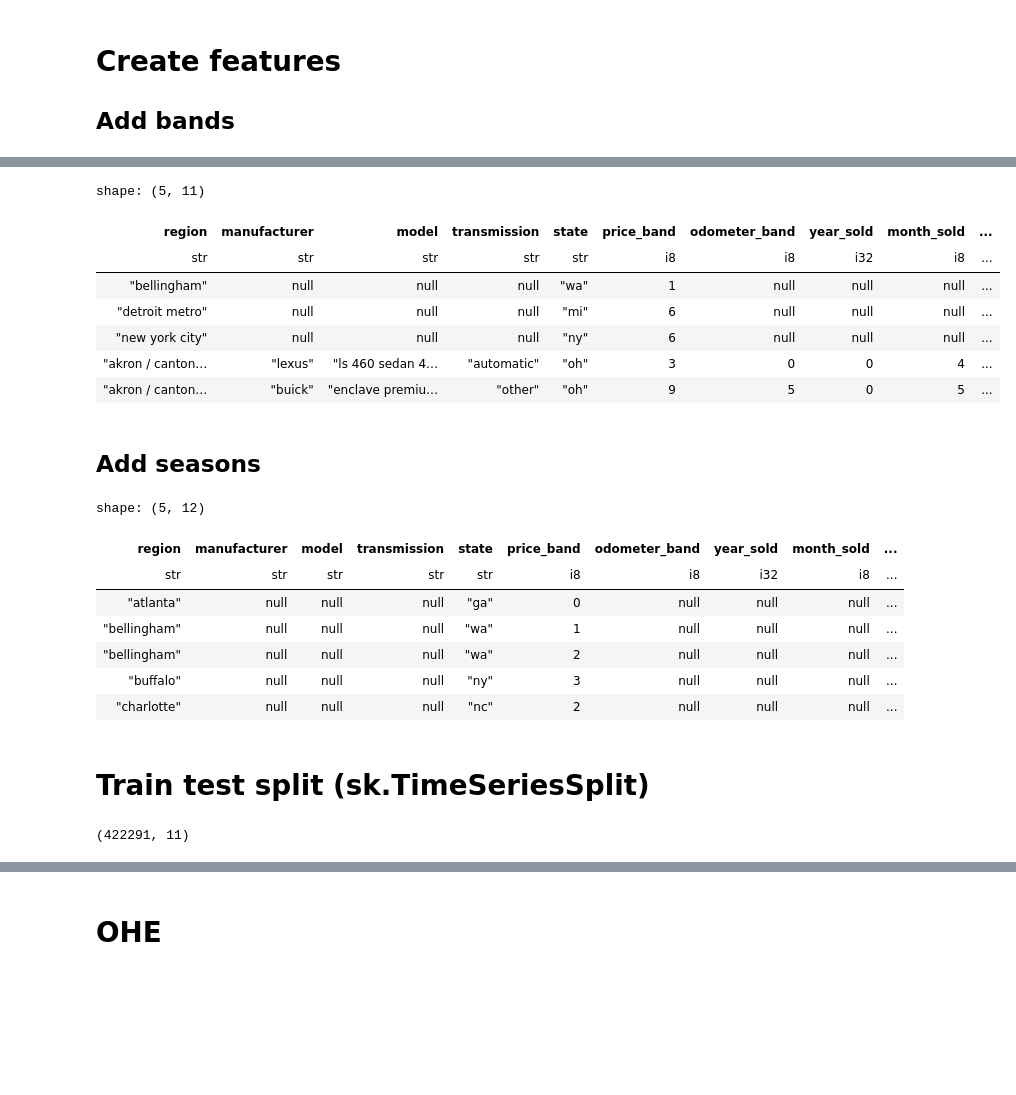
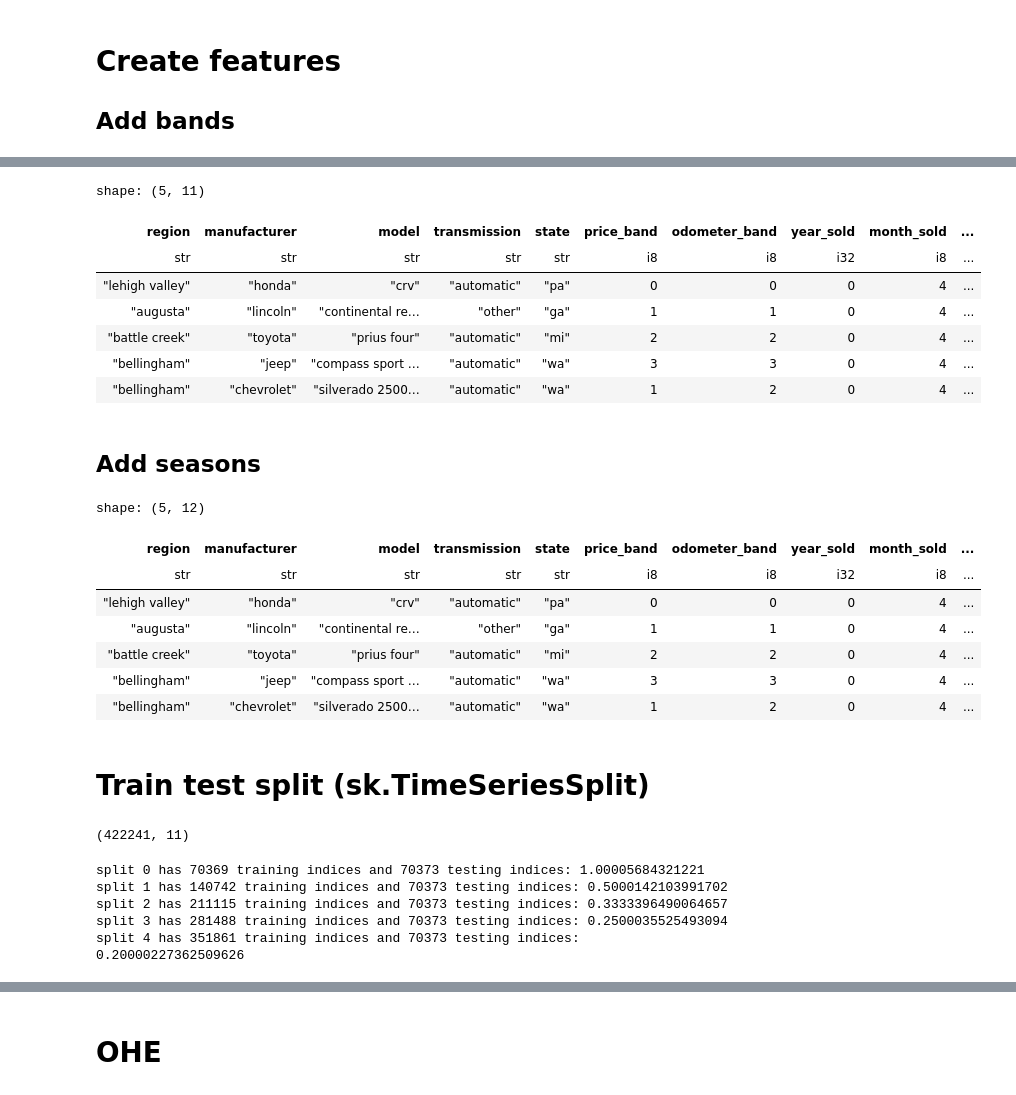
Before and after one commit to john-mwangi/craigslist_vehicle_sales, a Jupyter notebook: craigslist_car_sales.ipynb, the cells around one changed output, grey strips where cells are left out. Drawn from its saved outputs; the diff is of its cells as text; code cells hidden in the pictures; blank space fills up the shorter version.

```diff
--- a/craigslist_car_sales.ipynb
+++ b/craigslist_car_sales.ipynb
@@ -81,7 +81,9 @@ def convert_data(data: pl.LazyFrame, date_columns: list = date_cols, numeric_col
     for n in numeric_columns:
         data = data.with_columns(pl.col(n).cast(pl.Float32()))
 
-    return data.sort(by="posting_date", descending=False)
+    data = data.sort(by="removal_date", descending=False)
+    data = data.drop_nulls(subset="removal_date")
+    return data
 
 craigslist_vehicles = convert_data(craigslist_vehicles)
 craigslist_vehicles.head().collect()
@@ -286,30 +285,30 @@ shape: (5, 9)
 # %%
 group_by_cols = craigslist_vehicles_banded.columns + ["year_sold", "month_sold", "day_sold"]
 group_by_cols = [c for c in group_by_cols if not c.endswith("date")]
 
 def create_time_features(data: pl.LazyFrame, group_by: list = group_by_cols):
     res = (data
         .with_columns(
             pl.col("removal_date").dt.year().alias("cal_year"),
             pl.col("removal_date").dt.month().alias("month_sold"),
             pl.col("removal_date").dt.day().alias("day_sold")
         )
         .with_columns((pl.col("cal_year").max() - pl.col("cal_year")).alias("year_sold"))
-        .group_by(pl.col(group_by))
+        .group_by(pl.col(group_by), maintain_order=True)
         .len()
         .rename({"len": "count"})
     )
 
     return res
 
 model_data = create_time_features(craigslist_vehicles_banded)
 model_data.head().collect()
 # %% [output]
 shape: (5, 11)
 | region | manufacturer | model | transmission | state | price_band | odometer_band | year_sold | month_sold | ... |
 | str | str | str | str | str | i8 | i8 | i32 | i8 | ... |
-| "bellingham" | null | null | null | "wa" | 1 | null | null | null | ... |
-| "detroit metro" | null | null | null | "mi" | 6 | null | null | null | ... |
-| "new york city" | null | null | null | "ny" | 6 | null | null | null | ... |
-| "akron / canton… | "lexus" | "ls 460 sedan 4… | "automatic" | "oh" | 3 | 0 | 0 | 4 | ... |
-| "akron / canton… | "buick" | "enclave premiu… | "other" | "oh" | 9 | 5 | 0 | 5 | ... |
+| "lehigh valley" | "honda" | "crv" | "automatic" | "pa" | 0 | 0 | 0 | 4 | ... |
+| "augusta" | "lincoln" | "continental re… | "other" | "ga" | 1 | 1 | 0 | 4 | ... |
+| "battle creek" | "toyota" | "prius four" | "automatic" | "mi" | 2 | 2 | 0 | 4 | ... |
+| "bellingham" | "jeep" | "compass sport … | "automatic" | "wa" | 3 | 3 | 0 | 4 | ... |
+| "bellingham" | "chevrolet" | "silverado 2500… | "automatic" | "wa" | 1 | 2 | 0 | 4 | ... |
@@ -342,11 +363,11 @@ model_data.head().collect()
 shape: (5, 12)
 | region | manufacturer | model | transmission | state | price_band | odometer_band | year_sold | month_sold | ... |
 | str | str | str | str | str | i8 | i8 | i32 | i8 | ... |
-| "atlanta" | null | null | null | "ga" | 0 | null | null | null | ... |
-| "bellingham" | null | null | null | "wa" | 1 | null | null | null | ... |
-| "bellingham" | null | null | null | "wa" | 2 | null | null | null | ... |
-| "buffalo" | null | null | null | "ny" | 3 | null | null | null | ... |
-| "charlotte" | null | null | null | "nc" | 2 | null | null | null | ... |
+| "lehigh valley" | "honda" | "crv" | "automatic" | "pa" | 0 | 0 | 0 | 4 | ... |
+| "augusta" | "lincoln" | "continental re… | "other" | "ga" | 1 | 1 | 0 | 4 | ... |
+| "battle creek" | "toyota" | "prius four" | "automatic" | "mi" | 2 | 2 | 0 | 4 | ... |
+| "bellingham" | "jeep" | "compass sport … | "automatic" | "wa" | 3 | 3 | 0 | 4 | ... |
+| "bellingham" | "chevrolet" | "silverado 2500… | "automatic" | "wa" | 1 | 2 | 0 | 4 | ... |
 # %% [markdown]
 # Train test split (sk.TimeSeriesSplit)
 # %%
@@ -356,4 +377,4 @@ y = pd.Series(y_data)
 X = model_data.drop("count").collect().to_pandas()
 print(X.shape)
 # %% [output]
-(422291, 11)
+(422241, 11)
@@ -360 +384,11 @@ print(X.shape)
+# %%
+for i, (tr, te) in enumerate(splits):
+    tr_len, te_len = len(tr), len(te)
+    print(f"split {i} has {tr_len} training indices and {te_len} testing indices: {te_len/tr_len}")
+# %% [output]
+split 0 has 70369 training indices and 70373 testing indices: 1.00005684321221
+split 1 has 140742 training indices and 70373 testing indices: 0.5000142103991702
+split 2 has 211115 training indices and 70373 testing indices: 0.3333396490064657
+split 3 has 281488 training indices and 70373 testing indices: 0.2500035525493094
+split 4 has 351861 training indices and 70373 testing indices: 0.20000227362509626
 # %%
```
Also changed, not shown: parts of 18 cells of this notebook.
